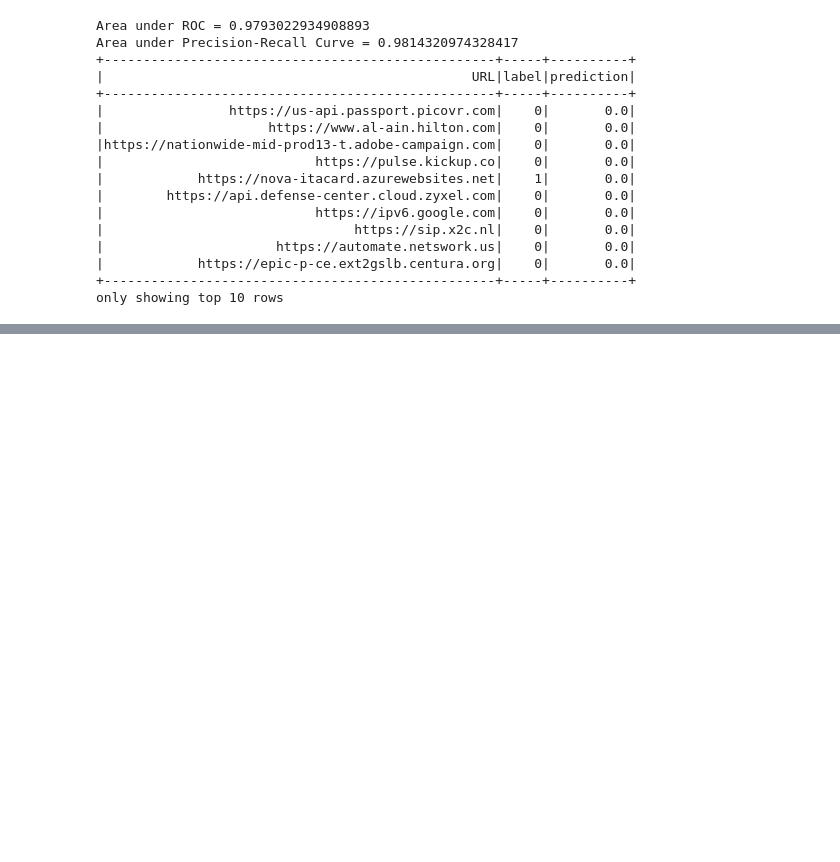
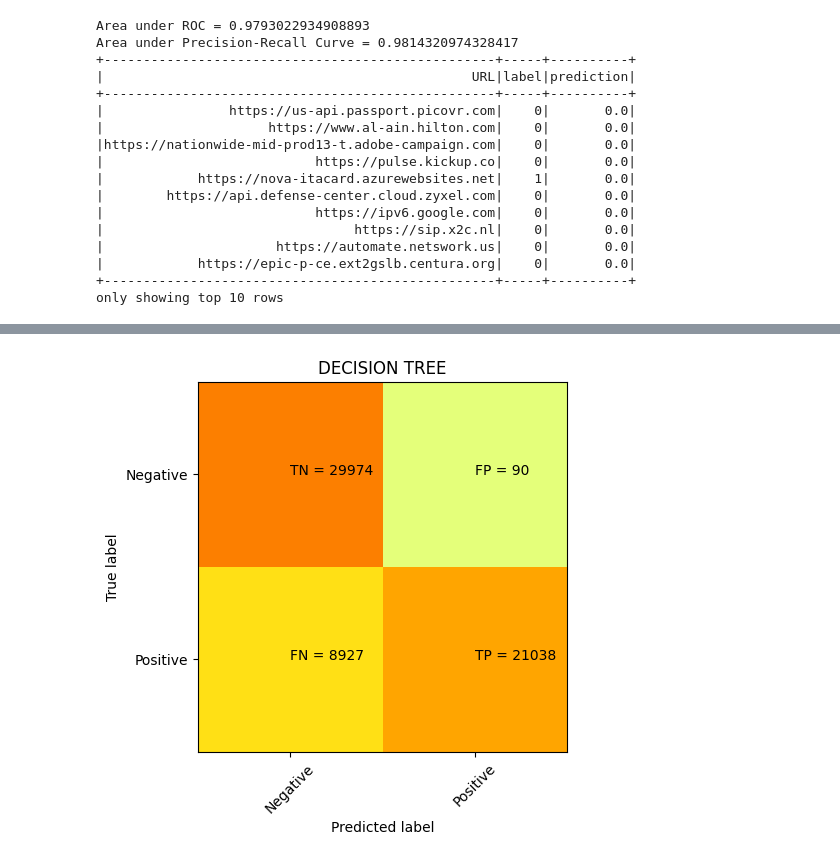
Before and after one commit to YuvalYurzd/url_classification, a Jupyter notebook: url_classification_old_models.ipynb, the cells around one changed output, grey strips where cells are left out. Drawn from its saved outputs; the diff is of its cells as text; code cells hidden in the pictures; blank space fills up the shorter version.

Commit message:
Add decision tree

```diff
--- a/url_classification_old_models.ipynb
+++ b/url_classification_old_models.ipynb
@@ -630,3 +630,102 @@ Area under Precision-Recall Curve = 0.9814320974328417
 |            https://epic-p-ce.ext2gslb.centura.org|    0|       0.0|
 +--------------------------------------------------+-----+----------+
 only showing top 10 rows
+# %%
+#==============[ DECISION TREE ]=========================
+r = 0.0
+p = 0.0
+a = 0.0
+f1 = 0.0
+avg_r = 0.0
+avg_p = 0.0
+avg_a = 0.0
+avg_f1 = 0.0
+total_r = 0.0
+tofal_p = 0.0
+total_a = 0.0
+total_f1 = 0.0
+
+# Build decision tree model
+dt = spark_ml.classification.DecisionTreeClassifier(labelCol="label", featuresCol="features")
+
+# Train the model
+dtModel = dt.fit(trainingData)
+
+# Make predictions
+predictions = dtModel.transform(testData)
+
+df = predictions.select('prediction', 'label')
+
+tp = df[(df.label == 1) & (df.prediction == 1)].count()
+tn = df[(df.label == 0) & (df.prediction == 0)].count()
+fp = df[(df.label == 0) & (df.prediction == 1)].count()
+fn = df[(df.label == 1) & (df.prediction == 0)].count()
+
+print("\nTrue Positives: %g" % tp)
+print("True Negative: %g" % tn)
+print("False Positive: %g" % fp)
+print("False Negative: %g" % fn)
+
+print("Total: %g" % (df.count()))
+
+r = float(tp)/(tp + fn)
+p = float(tp) / (tp + fp)
+a = float(tp + tn) / (tp + fp + tn + fn)
+f1 = float(p*r)/(p+r) * 2
+
+print("\nAccuracy: %g" %(a*100))
+print("F-Score: %f1" %(f1*100))
+print("Recall: %g" %(r*100))
+print("Precision: %g" %(p*100))
+
+#===========================ploting
+dt_predictions = dtModel.transform(testData)
+
+y_actu = dt_predictions.select("label").toPandas()
+y_pred = dt_predictions.select("prediction").toPandas()
+
+cm = sk_metrics.confusion_matrix(y_actu, y_pred)
+
+plt.clf()
+plt.imshow(cm, interpolation='nearest', cmap=plt.cm.Wistia)
+classNames = ['Negative','Positive']
+plt.title('DECISION TREE')
+plt.ylabel('True label')
+plt.xlabel('Predicted label')
+
+tick_marks = np.arange(len(classNames))
+plt.xticks(tick_marks, classNames, rotation=45)
+plt.yticks(tick_marks, classNames)
+
+#TN, FP, FN, TP = confusion_matrix([0, 1, 0, 1], [1, 1, 1, 0]).ravel()
+
+s = [['TN','FP'], ['FN', 'TP']]
+for i in range(2):
+    for j in range(2):
+        plt.text(j,i, str(s[i][j])+" = "+str(cm[i][j]))
+plt.show()
+
+#===============================================================
+from pyspark.mllib.evaluation import BinaryClassificationMetrics
+
+# Convert 'predictions' DataFrame to RDD for BinaryClassificationMetrics
+predictionAndLabels = predictions.select("probability", "label").rdd.map(lambda row: (float(row["probability"][1]), float(row["label"])))
+
+# Instantiate BinaryClassificationMetrics
+metrics = BinaryClassificationMetrics(predictionAndLabels)
+
+areaUnderROC = metrics.areaUnderROC
+areaUnderPR = metrics.areaUnderPR
+
+print(f"Area under ROC = {areaUnderROC}")
+
+print(f"Area under Precision-Recall Curve = {areaUnderPR}")
+
+predictions.filter(predictions['prediction'] == 0) \
+    .select("URL", "label","prediction") \
+    .orderBy("probability", ascending=False) \
+    .show(n = 10, truncate = 80)
+
+#Precision measures the percentage of URLs flagged as malicious that were correctly classified
+#Recall measures the percentage of actual Malicious URLs that were correctly classified
+# %% [output]
@@ -632,0 +742 @@ only showing top 10 rows
+[figure, added]
```
Also changed, not shown: parts of 2 cells of this notebook.
